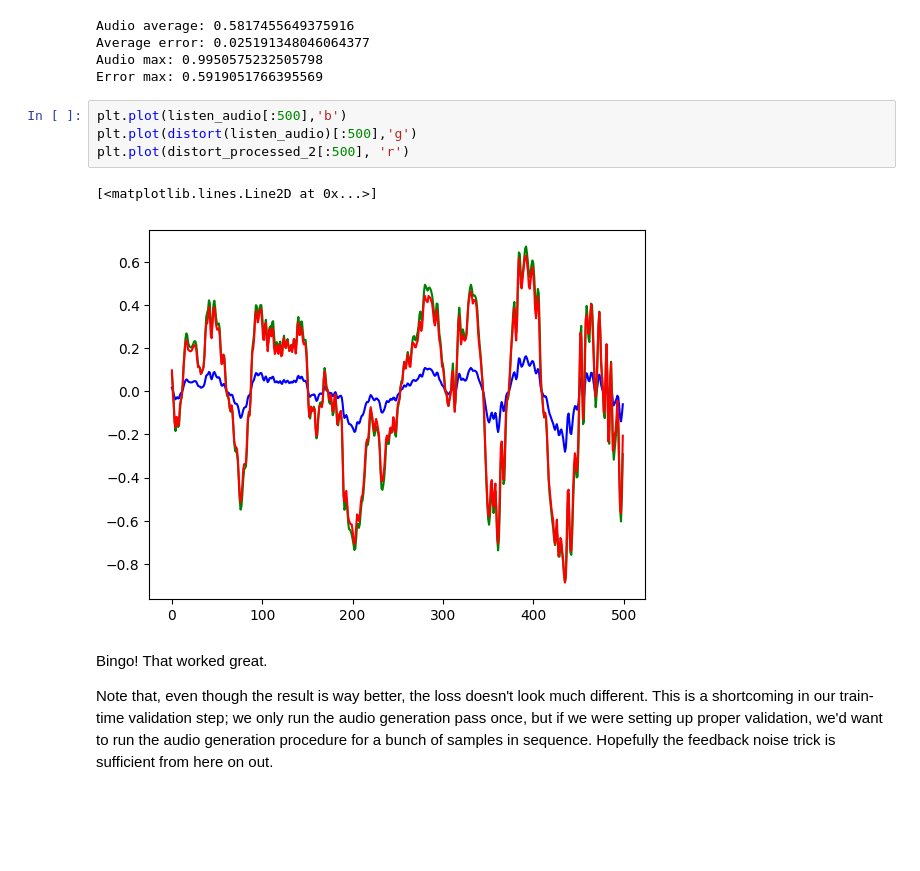
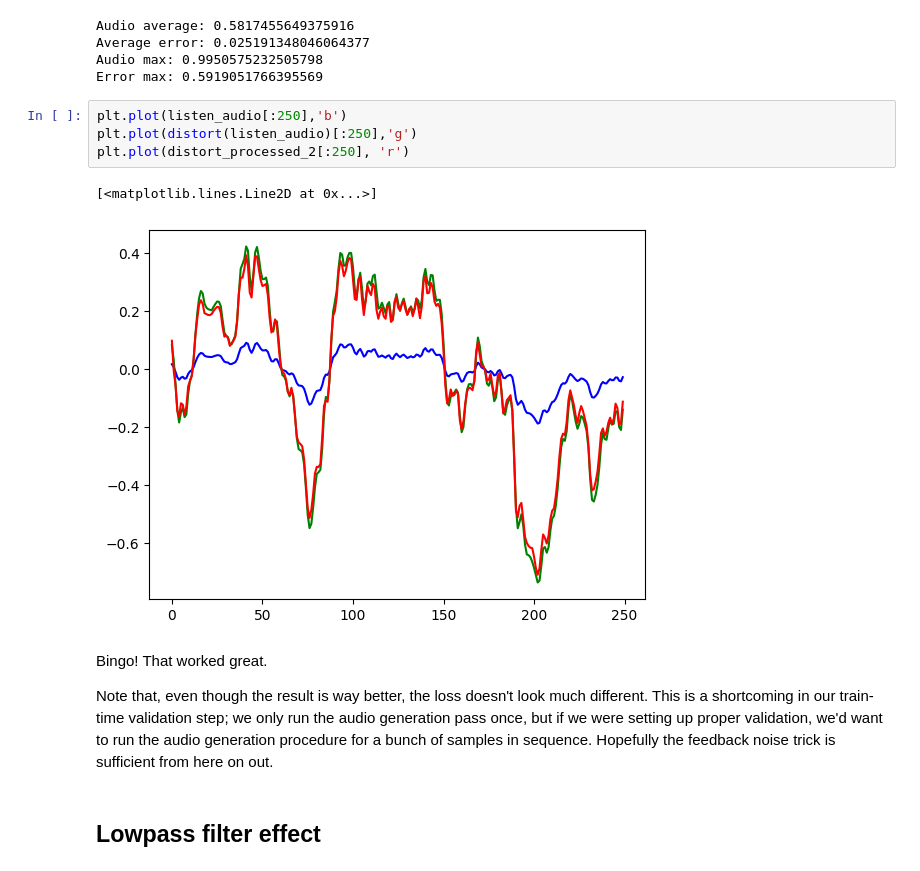
Before and after one commit to wyager/audiofx, a Jupyter notebook: audiofx.ipynb, the cells around one changed output. Cells and saved outputs as stored; diff of their text form; blank space fills up the shorter version.

```diff
--- a/audiofx.ipynb
+++ b/audiofx.ipynb
@@ -505,13 +505,15 @@ Average error: 0.025191348046064377
 Audio max: 0.9950575232505798
 Error max: 0.5919051766395569
 # %%
-plt.plot(listen_audio[:500],'b')
-plt.plot(distort(listen_audio)[:500],'g')
-plt.plot(distort_processed_2[:500], 'r')
+plt.plot(listen_audio[:250],'b')
+plt.plot(distort(listen_audio)[:250],'g')
+plt.plot(distort_processed_2[:250], 'r')
 # %% [output]
 [<matplotlib.lines.Line2D at 0x...>]
-[figure, old version]
+[figure, new version]
 # %% [markdown]
 Bingo! That worked great.
 
 Note that, even though the result is way better, the loss doesn't look much different. This is a shortcoming in our train-time validation step; we only run the audio generation pass once, but if we were setting up proper validation, we'd want to run the audio generation procedure for a bunch of samples in sequence. Hopefully the feedback noise trick is sufficient from here on out.
+# %% [markdown]
+## Lowpass filter effect
```
Also changed, not shown: parts of 11 cells of this notebook.
